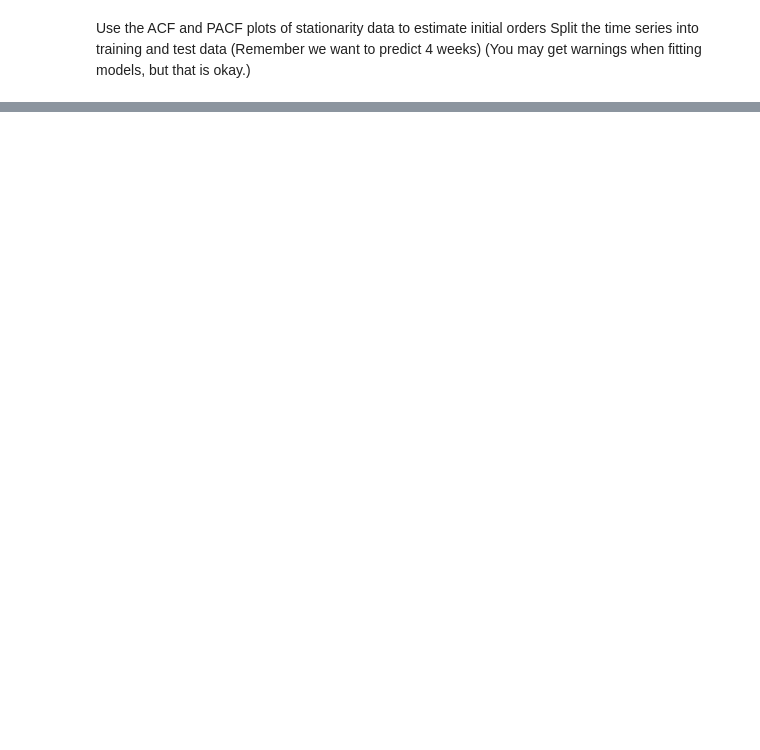
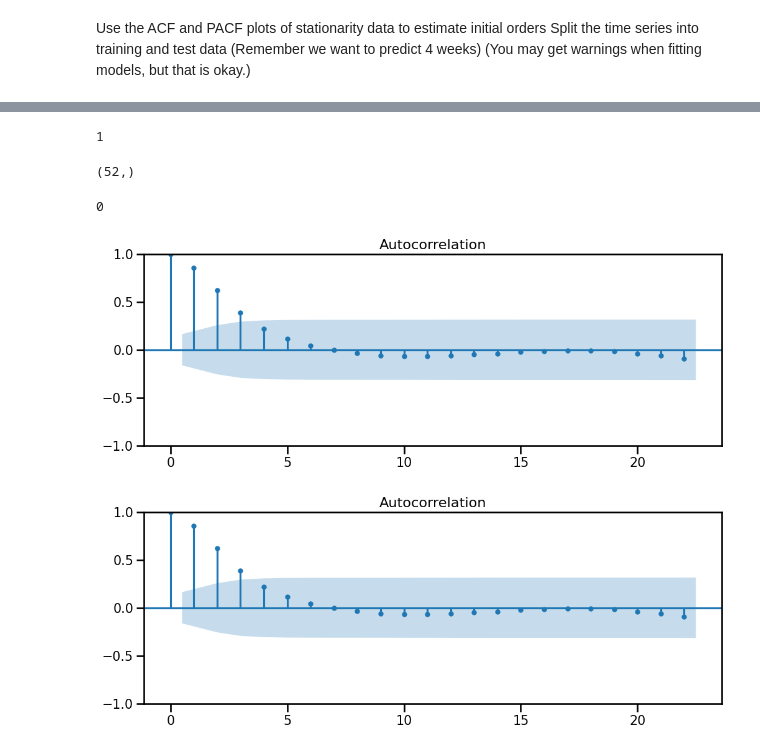
Before and after one commit to nabilgrichi-nefel/data-viz-mock-belt-exam, a Jupyter notebook: Mock_Belt_Exam.ipynb, the cells around one changed output, grey strips where cells are left out. Drawn from its saved outputs; the diff is of its cells as text; code cells hidden in the pictures; blank space fills up the shorter version.

```diff
--- a/Mock_Belt_Exam.ipynb
+++ b/Mock_Belt_Exam.ipynb
@@ -271,0 +406,4 @@ Split the time series into training and test data (Remember we want to predict 4
+# %%
+covid_filtered_ts_diff = covid_filtered_ts.diff()
+# %%
+covid_filtered_ts_diff = covid_filtered_ts_diff.loc['2020-05-10 ':]
@@ -271,0 +430,13 @@ Split the time series into training and test data (Remember we want to predict 4
+# %%
+ndiffs(covid_filtered_ts) # -> d=1
+# %% [output]
+1
+# %%
+# determine m
+covid_filtered_ts.loc['2022'].shape
+# %% [output]
+(52,)
+# %%
+nsdiffs(covid_filtered_ts_diff, m=52) # -> D=0
+# %% [output]
+0
@@ -271,0 +445,5 @@ Split the time series into training and test data (Remember we want to predict 4
+# %%
+tsa.graphics.plot_acf(covid_filtered_ts_diff)
+# %% [output]
+[figure, added]
+[figure, added]
```
Also changed, not shown: parts of 34 cells of this notebook.
